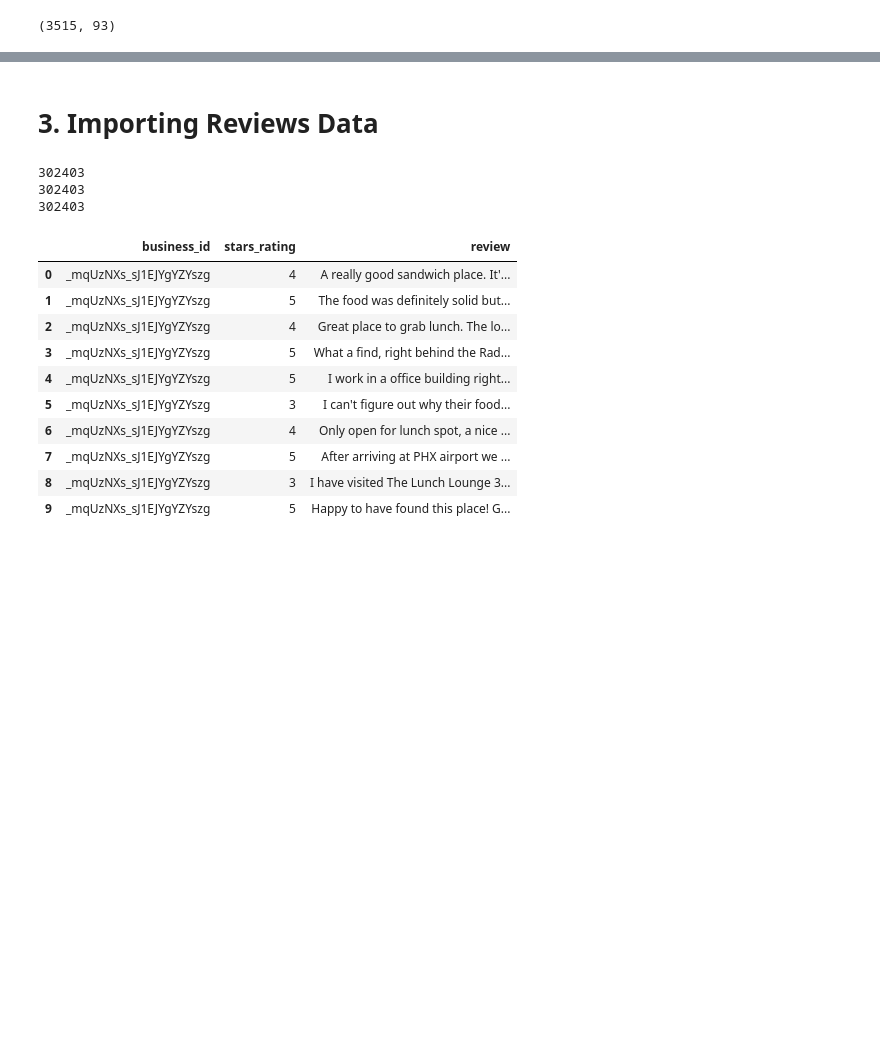
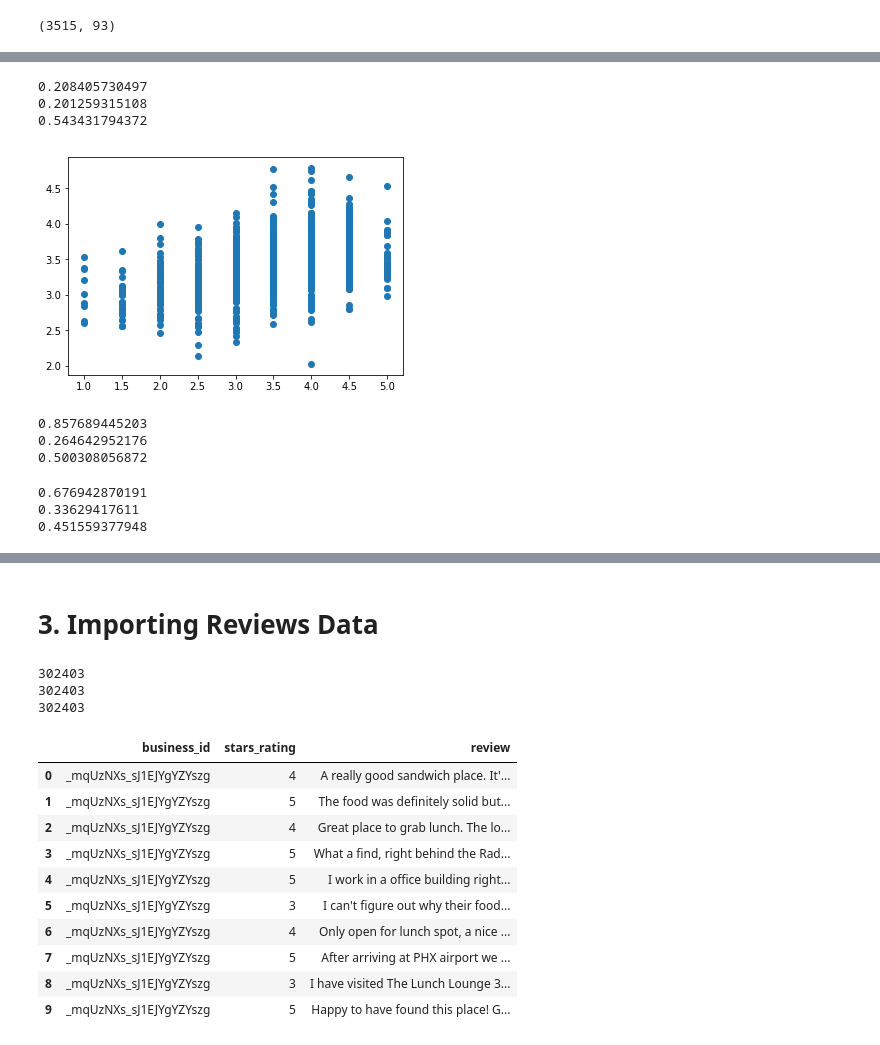
Before and after one commit to IvanTodorovic78/Capstone2, a Jupyter notebook: Restaurants.ipynb, the cells around one changed output, grey strips where cells are left out. Cells and saved outputs as stored; diff of their text form; code cells hidden in the pictures; blank space fills up the shorter version.

```diff
--- a/Restaurants.ipynb
+++ b/Restaurants.ipynb
@@ -191,0 +492,15 @@ Index([u'address', u'attributes.AcceptsInsurance', u'attributes.AgesAllowed',
+# %%
+reg_lasso = linear_model.Lasso(alpha = 0.00001)
+reg_lasso.fit(Xf_train, yf_train)
+print reg_lasso.score(Xf_train, yf_train)
+print reg_lasso.score(Xf_test, yf_test)
+print mean_squared_error(yf_test, reg_lasso.predict(Xf_test))
+# %% [output]
+0.208405730497
+0.201259315108
+0.543431794372
+# %%
+plt.scatter(x=yf_test, y=reg_lasso.predict(Xf_test))
+plt.show()
+# %% [output]
+[figure, added]
@@ -191,0 +509,10 @@ Index([u'address', u'attributes.AcceptsInsurance', u'attributes.AgesAllowed',
+# %%
+rf_regr = RandomForestRegressor(max_depth=100, random_state=0)
+rf_regr.fit(Xf_train, yf_train)
+print rf_regr.score(Xf_train, yf_train)
+print rf_regr.score(Xf_test, yf_test)
+print mean_squared_error(yf_test, rf_regr.predict(Xf_test))
+# %% [output]
+0.857689445203
+0.264642952176
+0.500308056872
@@ -191,0 +521,10 @@ Index([u'address', u'attributes.AcceptsInsurance', u'attributes.AgesAllowed',
+# %%
+gbr = GradientBoostingRegressor(n_estimators=200, loss= 'ls',  max_depth=5, learning_rate=0.1, max_features='log2')
+gbr.fit(Xf_train, yf_train)
+print gbr.score(Xf_train, yf_train)
+print gbr.score(Xf_test, yf_test)
+print mean_squared_error(yf_test, gbr.predict(Xf_test))
+# %% [output]
+0.676942870191
+0.33629417611
+0.451559377948
```
Also changed, not shown: parts of 69 cells of this notebook, 2 other files.
